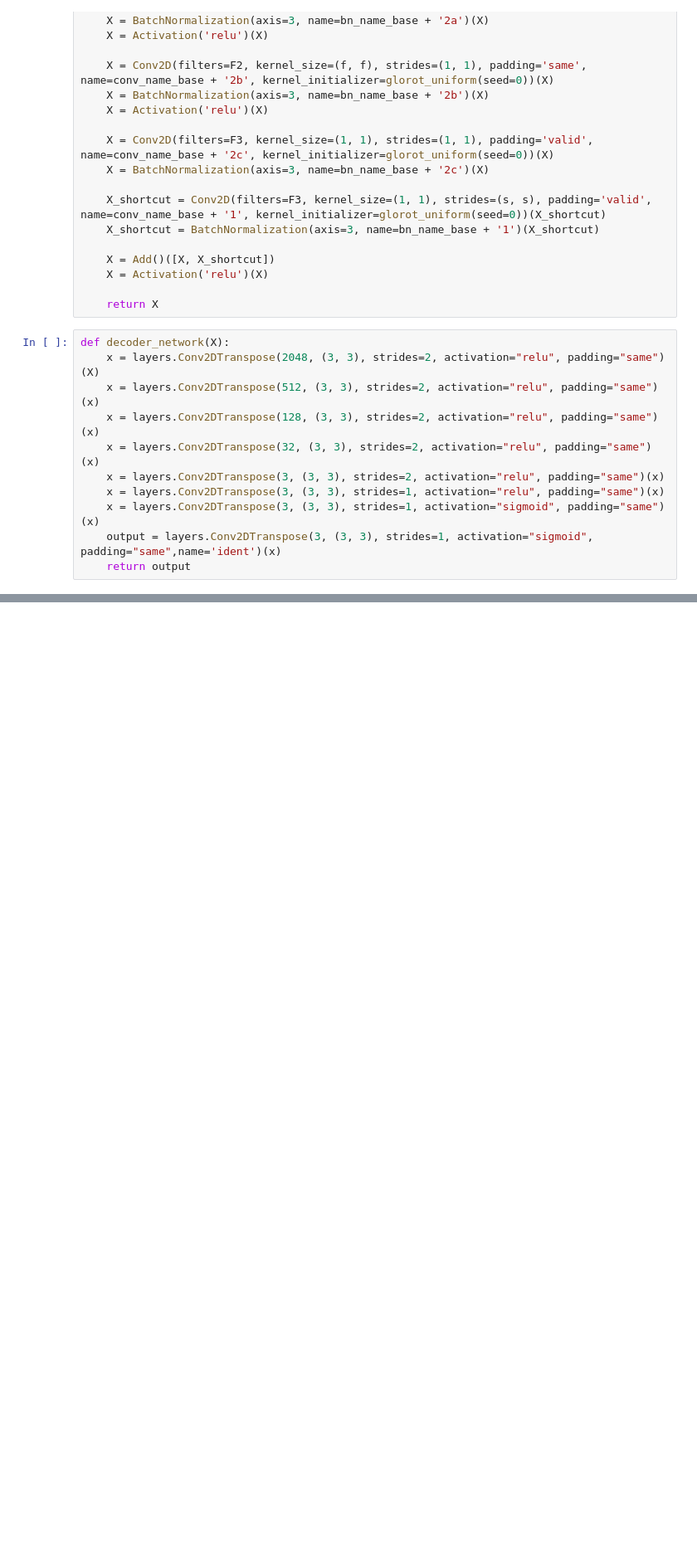
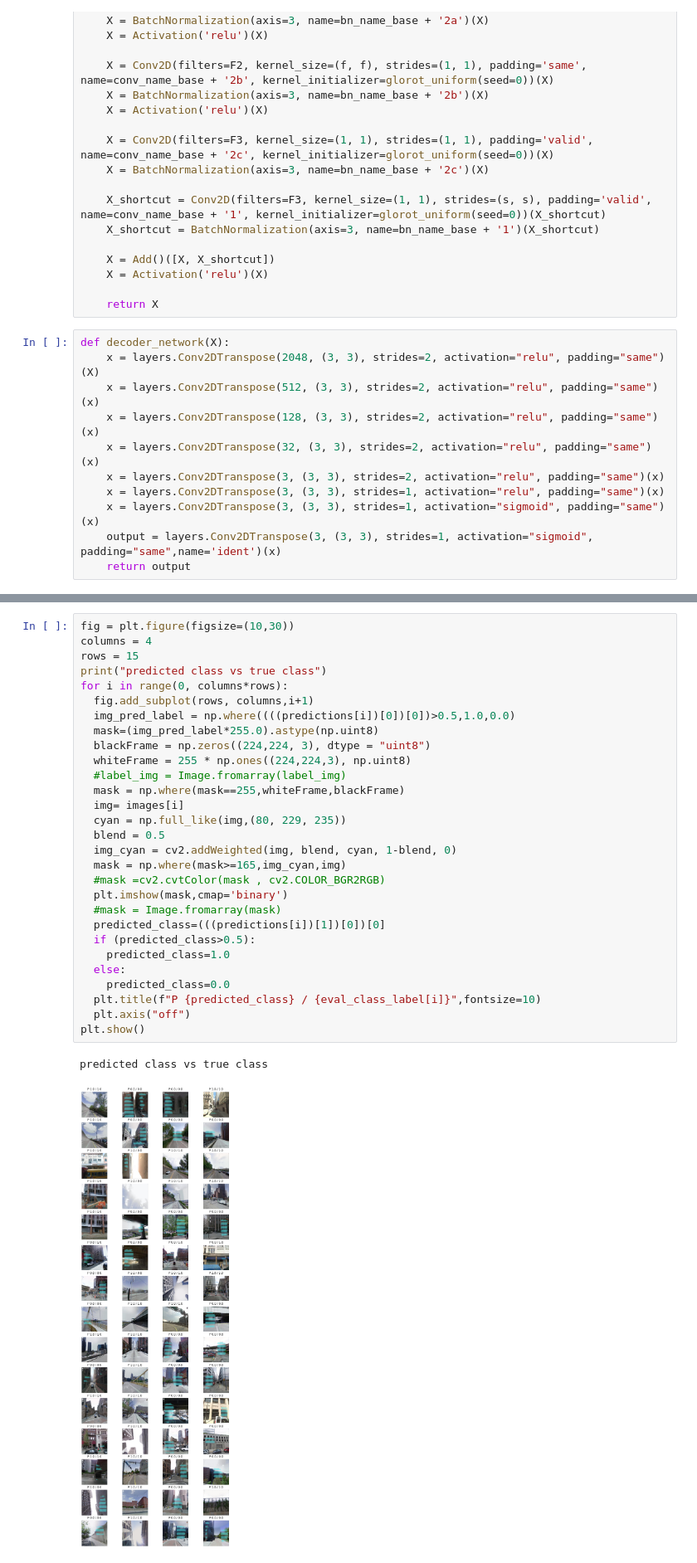
Before and after one commit to MasoudMoeini/Google-Street-View-Images-Blur-Detection, a Jupyter notebook: SBDN_CAM.ipynb, the cells around one changed output, grey strips where cells are left out. Shown at 83% size. Drawn from its saved outputs; the diff is of its cells as text; blank space fills up the shorter version.

```diff
--- a/SBDN_CAM.ipynb
+++ b/SBDN_CAM.ipynb
@@ -177,0 +298,32 @@ KeyboardInterrupt: ignored
+# %%
+fig = plt.figure(figsize=(10,30))
+columns = 4
+rows = 15
+print("predicted class vs true class")
+for i in range(0, columns*rows):
+  fig.add_subplot(rows, columns,i+1)
+  img_pred_label = np.where((((predictions[i])[0])[0])>0.5,1.0,0.0)
+  mask=(img_pred_label*255.0).astype(np.uint8)
+  blackFrame = np.zeros((224,224, 3), dtype = "uint8")
+  whiteFrame = 255 * np.ones((224,224,3), np.uint8)
+  #label_img = Image.fromarray(label_img)
+  mask = np.where(mask==255,whiteFrame,blackFrame)
+  img= images[i]
+  cyan = np.full_like(img,(80, 229, 235))
+  blend = 0.5
+  img_cyan = cv2.addWeighted(img, blend, cyan, 1-blend, 0)
+  mask = np.where(mask>=165,img_cyan,img)
+  #mask =cv2.cvtColor(mask , cv2.COLOR_BGR2RGB)
+  plt.imshow(mask,cmap='binary')
+  #mask = Image.fromarray(mask)
+  predicted_class=(((predictions[i])[1])[0])[0]
+  if (predicted_class>0.5):
+    predicted_class=1.0
+  else:
+    predicted_class=0.0
+  plt.title(f"P {predicted_class} / {eval_class_label[i]}",fontsize=10)
+  plt.axis("off")
+plt.show()
+# %% [output]
+predicted class vs true class
+[figure, added]
```
Also changed, not shown: parts of 14 cells of this notebook.
